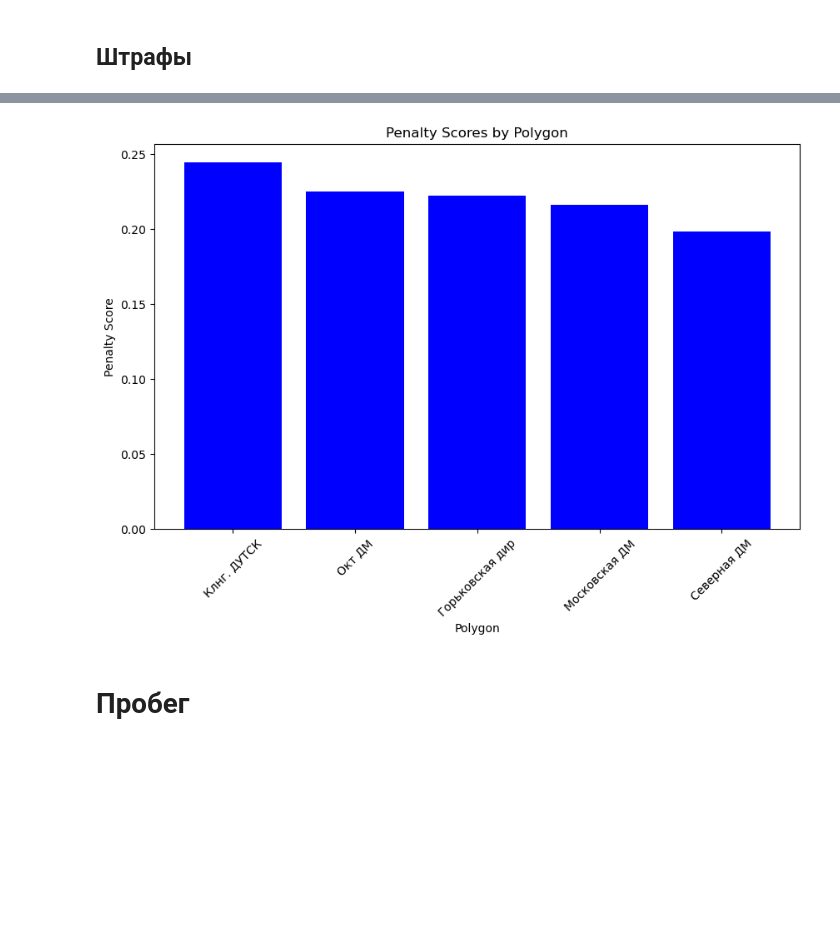
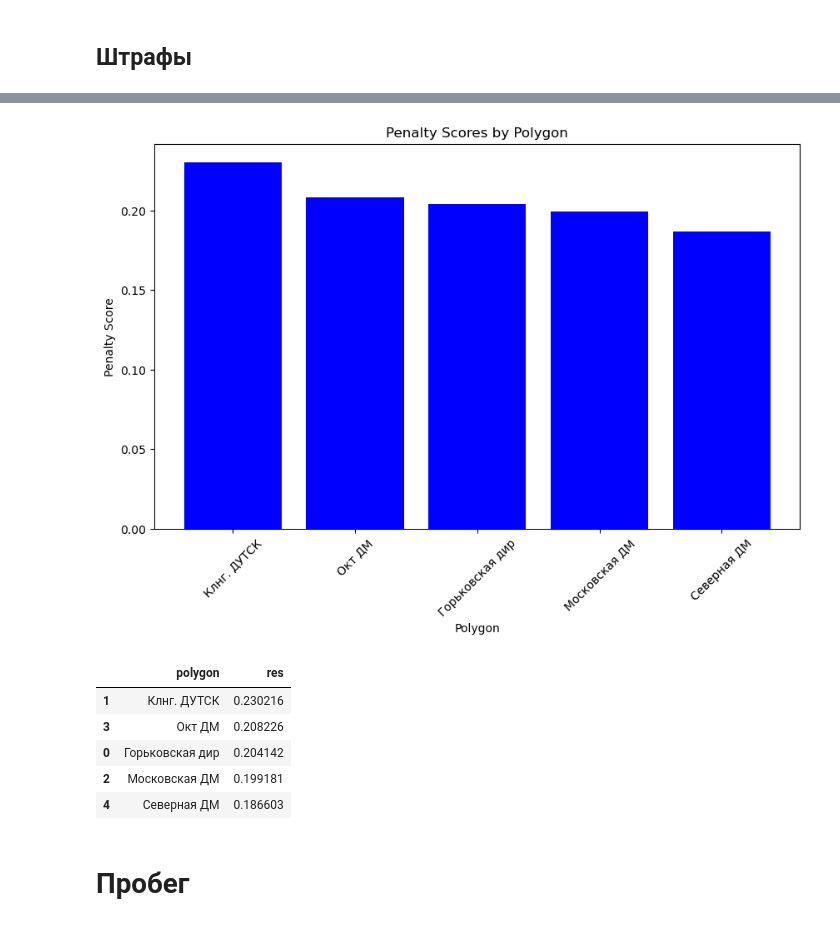
Before and after one commit to EgorAndrik/CP-Dashboards, a Jupyter notebook: models/graphs.ipynb, the cells around one changed output, grey strips where cells are left out. Cells and saved outputs as stored; diff of their text form; code cells hidden in the pictures; blank space fills up the shorter version.

```diff
--- a/models/graphs.ipynb
+++ b/models/graphs.ipynb
@@ -5,6 +5,8 @@ import seaborn as sns
 import matplotlib.pyplot as plt
 # %%
 df = pd.read_excel("data.xlsx")
+# %%
+df = df[~(df.date_list.isna() & df.date_telematics.isna() & (~df.leader))]
 # %%
 df
 # %% [output]
@@ -22,9 +24,8 @@ df
 | 4400 | False | Северная ДМ | М777КХ07 | Архангельская механизированная ди... | В целевой структуре парка | 2024-04-06 | 8.0 | NaT | ... |
 4401 rows × 11 columns
 # %%
-df['penalty'] = df['penalty'].fillna(1)
-if (df['penalty'] == 0).any():
-    df['penalty'] == 1
+df['penalty'] = df['penalty'].fillna(1.)
+df.loc[df['penalty'] == 0, 'penalty'] = 1.
 
 df['penalty']
 # %% [output]
@@ -135,16 +136,24 @@ plt.show()
 # %%
 res = pd.DataFrame({'polygon': rate_polygons['polygon'], 'res': rate_polygons['penalty_score']})
 res_sorted = res.sort_values(by='res', ascending=False)
 
 plt.figure(figsize=(10,6))
 plt.bar(res_sorted['polygon'], res_sorted['res'], color='blue')
 plt.xlabel('Polygon')
 plt.ylabel('Penalty Score')
 plt.title('Penalty Scores by Polygon')
 plt.xticks(rotation=45)
 plt.show()
+
+res_sorted
 # %% [output]
-[figure, old version]
+[figure, new version]
+|  | polygon | res |
+| 1 | Клнг. ДУТСК | 0.230216 |
+| 3 | Окт ДМ | 0.208226 |
+| 0 | Горьковская дир | 0.204142 |
+| 2 | Московская ДМ | 0.199181 |
+| 4 | Северная ДМ | 0.186603 |
 # %% [markdown]
 # Пробег
 # %%
```
Also changed, not shown: parts of 27 cells of this notebook, 2 other files.
